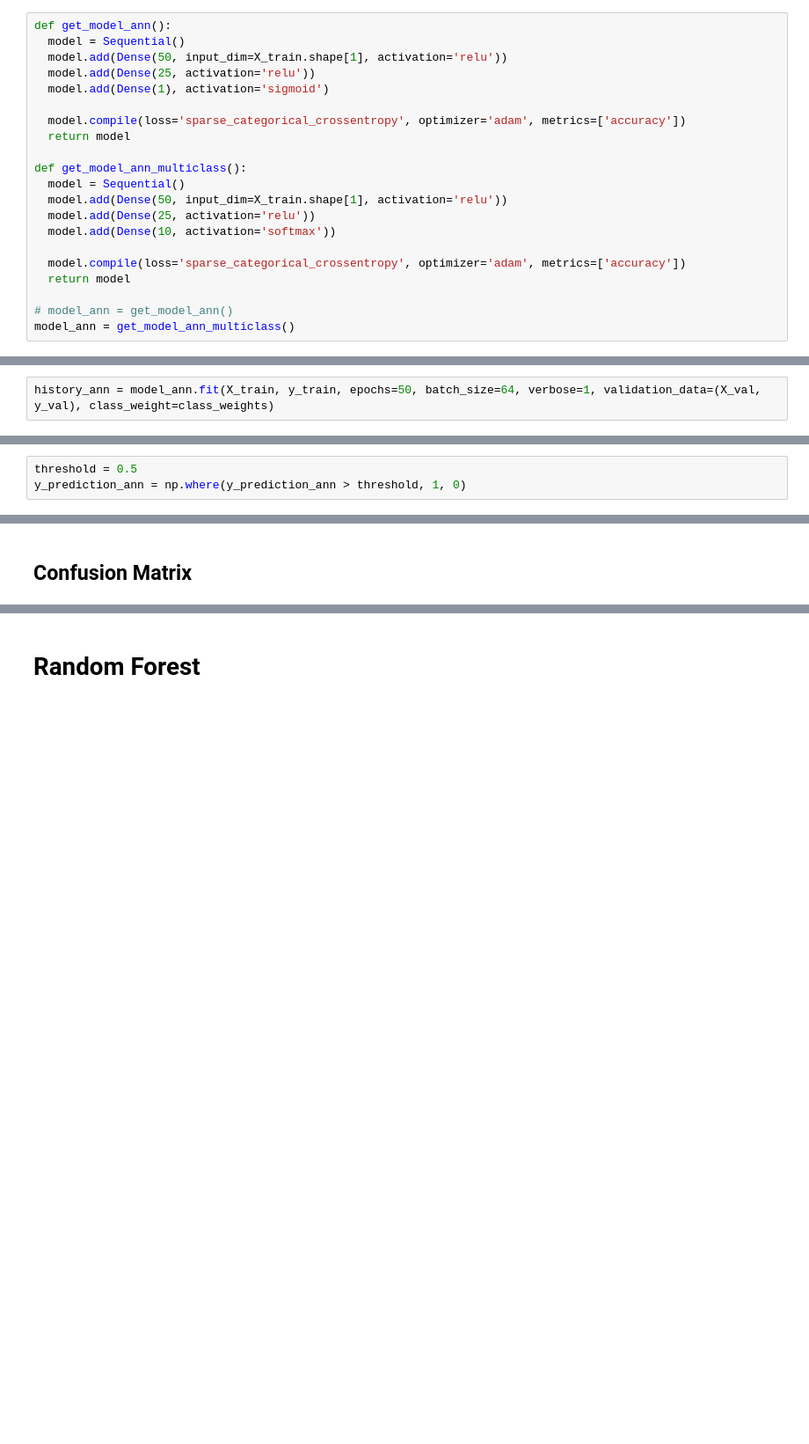
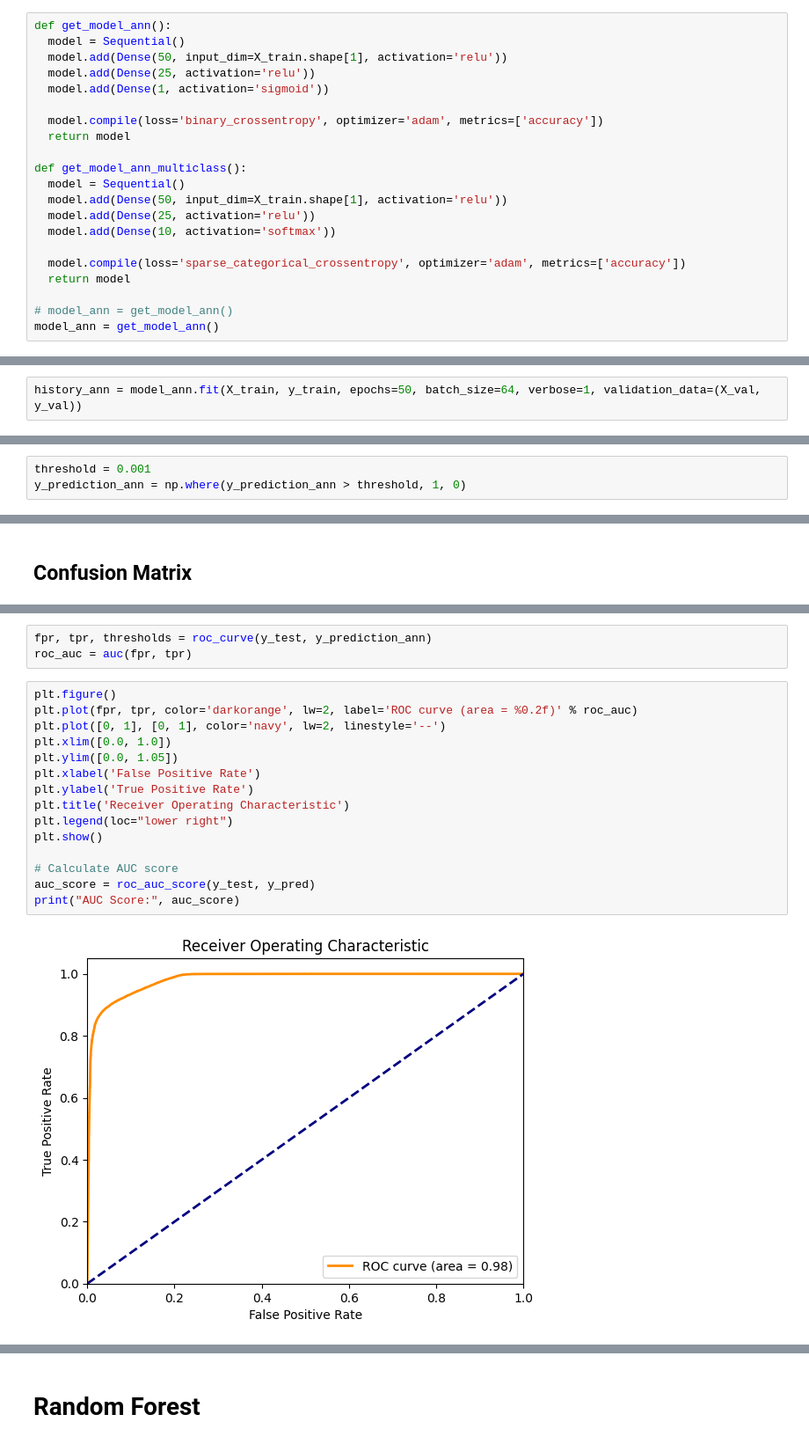
Before and after one commit to SukhmeetSingh2002/IDS-Project, a Jupyter notebook: code/code.ipynb, the cells around one changed output, grey strips where cells are left out. Shown at 88% size. Cells and saved outputs as stored; diff of their text form; blank space fills up the shorter version.

```diff
--- a/code/code.ipynb
+++ b/code/code.ipynb
@@ -234,9 +351,9 @@ def get_model_ann():
   model = Sequential()
   model.add(Dense(50, input_dim=X_train.shape[1], activation='relu'))
   model.add(Dense(25, activation='relu'))
-  model.add(Dense(1), activation='sigmoid')
+  model.add(Dense(1, activation='sigmoid'))
 
-  model.compile(loss='sparse_categorical_crossentropy', optimizer='adam', metrics=['accuracy'])
+  model.compile(loss='binary_crossentropy', optimizer='adam', metrics=['accuracy'])
   return model
 
 def get_model_ann_multiclass():
@@ -249,10 +366,10 @@ def get_model_ann_multiclass():
   return model
 
 # model_ann = get_model_ann()
-model_ann = get_model_ann_multiclass()
+model_ann = get_model_ann()
 # %% [markdown]
 ## Train
 # %%
-history_ann = model_ann.fit(X_train, y_train, epochs=50, batch_size=64, verbose=1, validation_data=(X_val, y_val), class_weight=class_weights)
+history_ann = model_ann.fit(X_train, y_train, epochs=50, batch_size=64, verbose=1, validation_data=(X_val, y_val))
 # %% [output]
 Epoch 1/50
@@ -269,5 +400,5 @@ y_prediction_ann = model_ann.predict(X_test)
 # %%
-threshold = 0.5
+threshold = 0.001
 y_prediction_ann = np.where(y_prediction_ann > threshold, 1, 0)
 # %%
 accuracyScore_ann = accuracy_score(y_test, y_prediction_ann)
@@ -351,0 +487,20 @@ ValueError: Classification metrics can't handle a mix of multiclass and continuo
+# %%
+fpr, tpr, thresholds = roc_curve(y_test, y_prediction_ann)
+roc_auc = auc(fpr, tpr)
+# %%
+plt.figure()
+plt.plot(fpr, tpr, color='darkorange', lw=2, label='ROC curve (area = %0.2f)' % roc_auc)
+plt.plot([0, 1], [0, 1], color='navy', lw=2, linestyle='--')
+plt.xlim([0.0, 1.0])
+plt.ylim([0.0, 1.05])
+plt.xlabel('False Positive Rate')
+plt.ylabel('True Positive Rate')
+plt.title('Receiver Operating Characteristic')
+plt.legend(loc="lower right")
+plt.show()
+
+# Calculate AUC score
+auc_score = roc_auc_score(y_test, y_pred)
+print("AUC Score:", auc_score)
+# %% [output]
+[figure, added]
```
Also changed, not shown: parts of 34 cells of this notebook.
